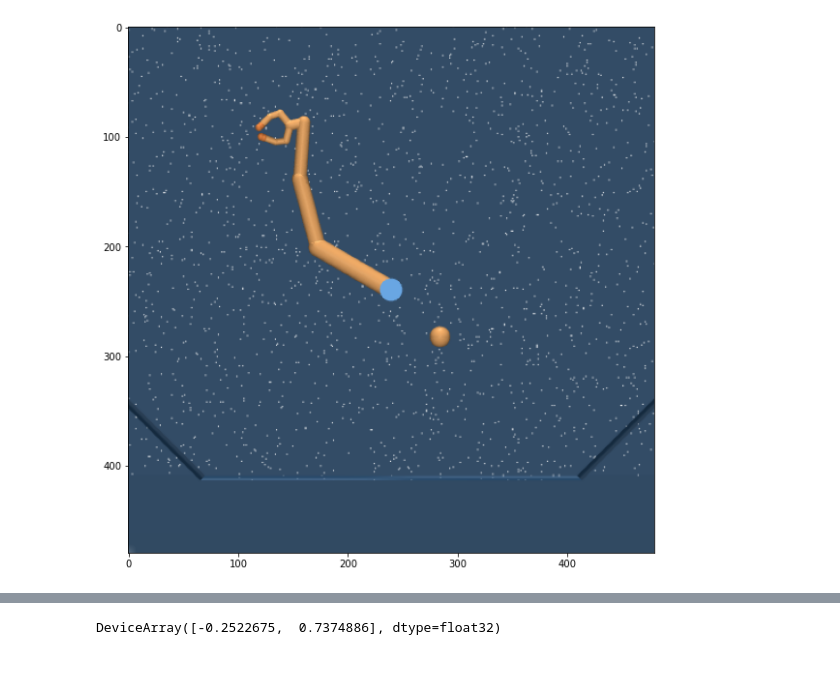
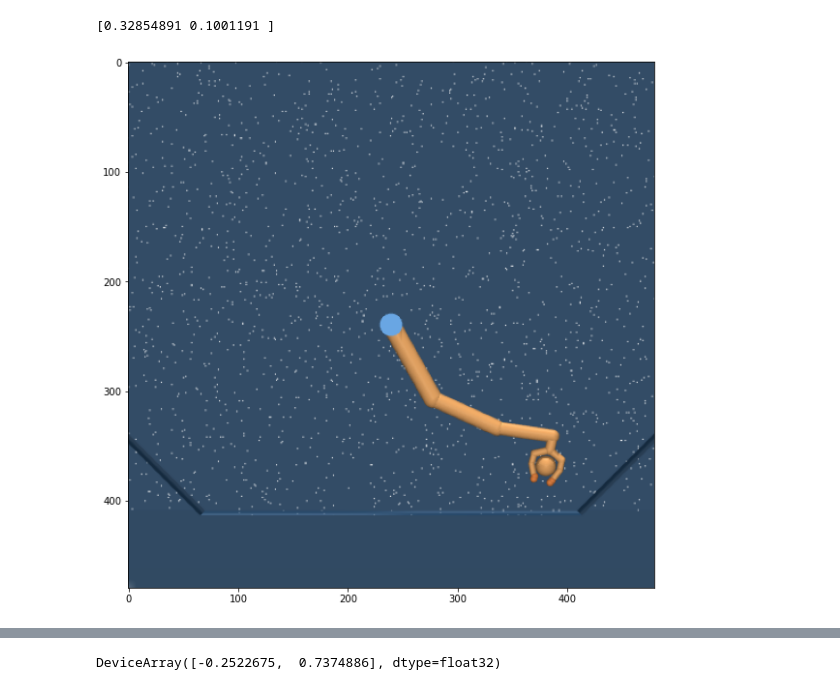
Before and after one commit to willwhitney/exploration-reimplementation, a Jupyter notebook: env dev.ipynb, the cells around one changed output, grey strips where cells are left out. Drawn from its saved outputs; the diff is of its cells as text; code cells hidden in the pictures.

```diff
--- a/env dev.ipynb
+++ b/env dev.ipynb
@@ -28,10 +28,10 @@ def render(physics, camera_id=None, height=480, width=480, **kwargs):
     plt.imshow(img)
 # %%
 reload(manipulator_explore)
-env = suite.load('manipulator_explore', 'reach_lift_ball')
+env = suite.load('manipulator_explore', 'reach_shaped_lift_ball_fixed')
 timestep = env.reset()
 flat_obs = utils.flatten_observation(timestep.observation)
-print(env.physics.named.data.qpos[env.task._object_joints])
-print(select_observations(env.observation_spec(), {'object_pos'}, flat_obs))
-render(env.physics, camera_id='fixed')
+# print(env.physics.named.data.qpos[env.task._object_joints])
+# print(select_observations(env.observation_spec(), {'object_pos'}, flat_obs))
+render(env.physics, camera_id="fixed")
 # %% [output]
@@ -52,8 +39,10 @@ TimeStep(step_type=<StepType.FIRST: 0>, reward=None, discount=None, observation=
 # %%
-# with env.physics.reset_context():
-env.physics.named.data.qpos[env.task._object_joints[1]] = 0.3
+# env.reset()
+env.physics.named.data.qpos[env.task._object_joints[:2]] = env.physics.named.data.site_xpos['grasp', 'x'], env.physics.named.data.site_xpos['grasp', 'z']
 env.physics.after_reset()
+print(env.physics.named.data.qpos[env.task._object_joints[:2]])
 render(env.physics, camera_id='fixed')
 # %% [output]
+[0.32854891 0.1001191 ]
-[figure, old version]
+[figure, new version]
 # %%
```
Also changed, not shown: parts of 8 cells of this notebook, 14 other files.
